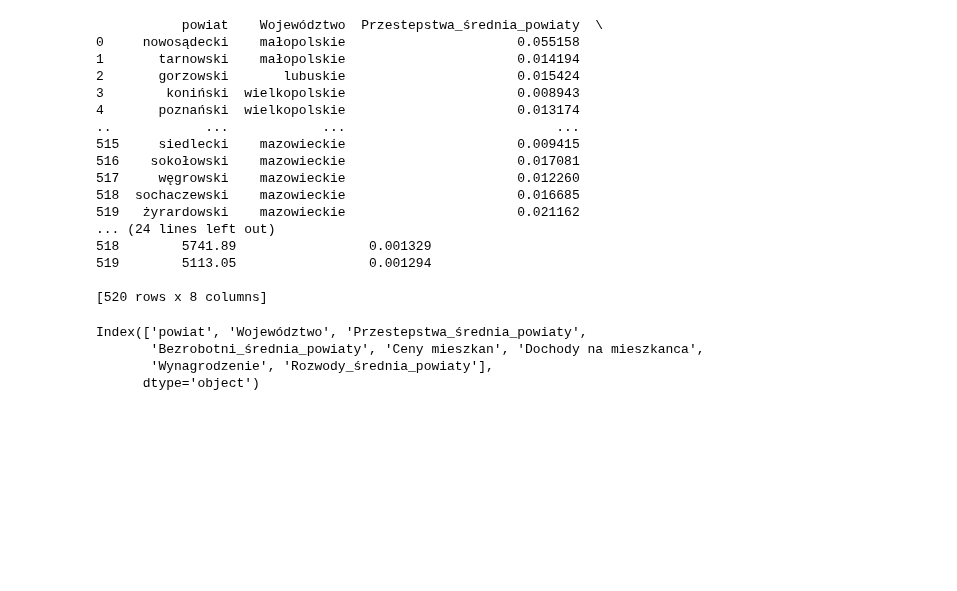
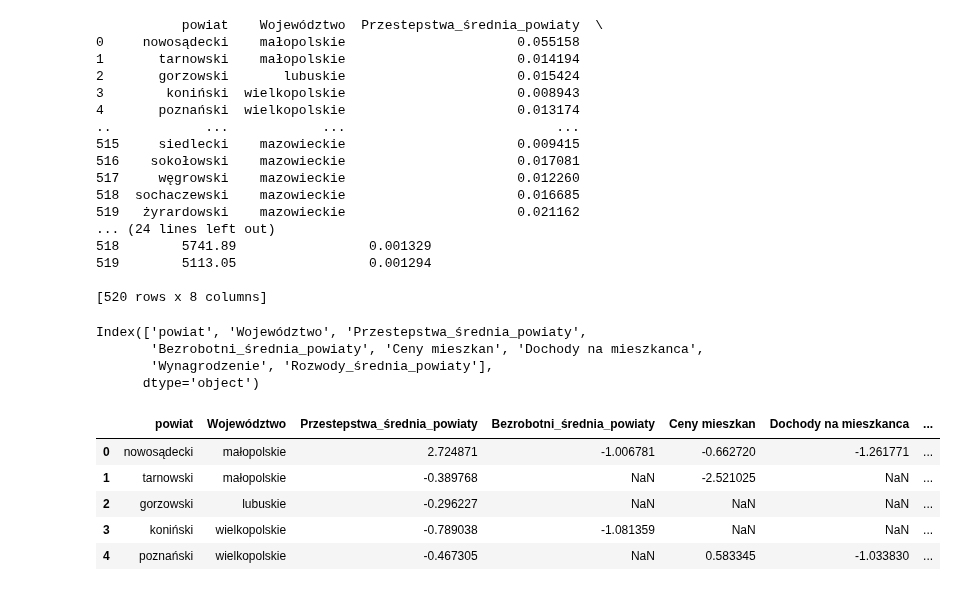
Before and after one commit to Psylo1226/Spatial-econometrics, a Jupyter notebook: Projekt_3/Projek_3.ipynb, the cells around one changed output. Saved outputs shown, nothing was run; the diff lists cells and outputs as text; code cells hidden in the pictures; blank space fills up the shorter version.

```diff
--- a/Projekt_3/Projek_3.ipynb
+++ b/Projekt_3/Projek_3.ipynb
@@ -231,0 +245,9 @@ Index(['powiat', 'Województwo', 'Przestepstwa_średnia_powiaty',
+# %%
+merged.head()
+# %% [output]
+|  | powiat | Województwo | Przestepstwa_średnia_powiaty | Bezrobotni_średnia_powiaty | Ceny mieszkan | Dochody na mieszkanca | ... |
+| 0 | nowosądecki | małopolskie | 2.724871 | -1.006781 | -0.662720 | -1.261771 | ... |
+| 1 | tarnowski | małopolskie | -0.389768 | NaN | -2.521025 | NaN | ... |
+| 2 | gorzowski | lubuskie | -0.296227 | NaN | NaN | NaN | ... |
+| 3 | koniński | wielkopolskie | -0.789038 | -1.081359 | NaN | NaN | ... |
+| 4 | poznański | wielkopolskie | -0.467305 | NaN | 0.583345 | -1.033830 | ... |
```
Also changed, not shown: parts of 10 cells of this notebook.
